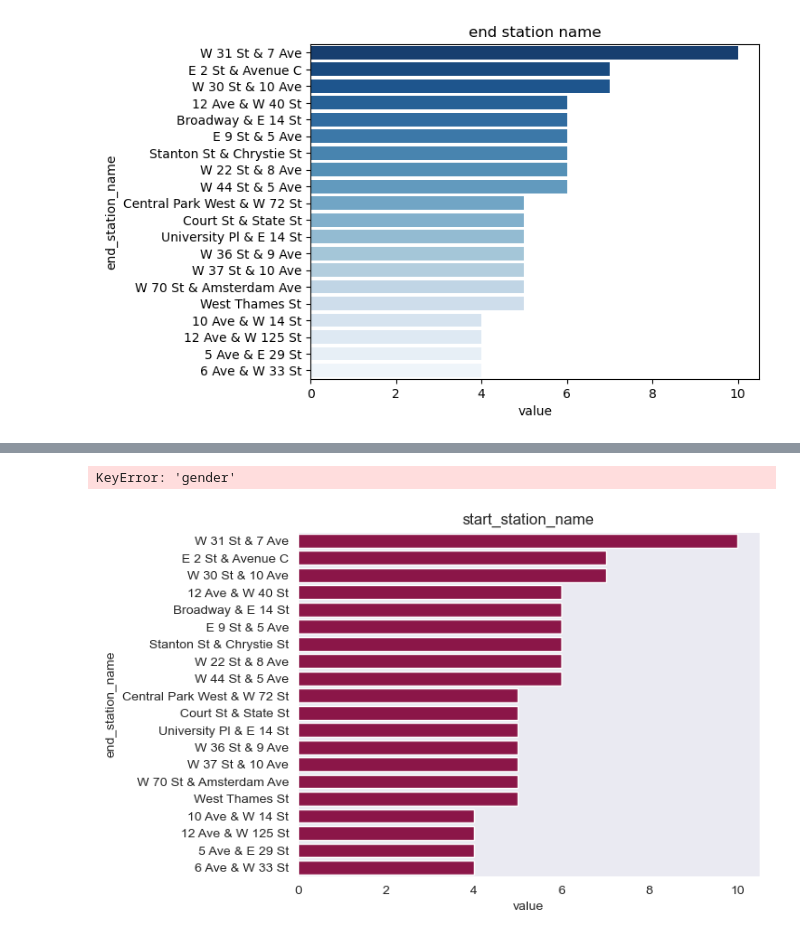
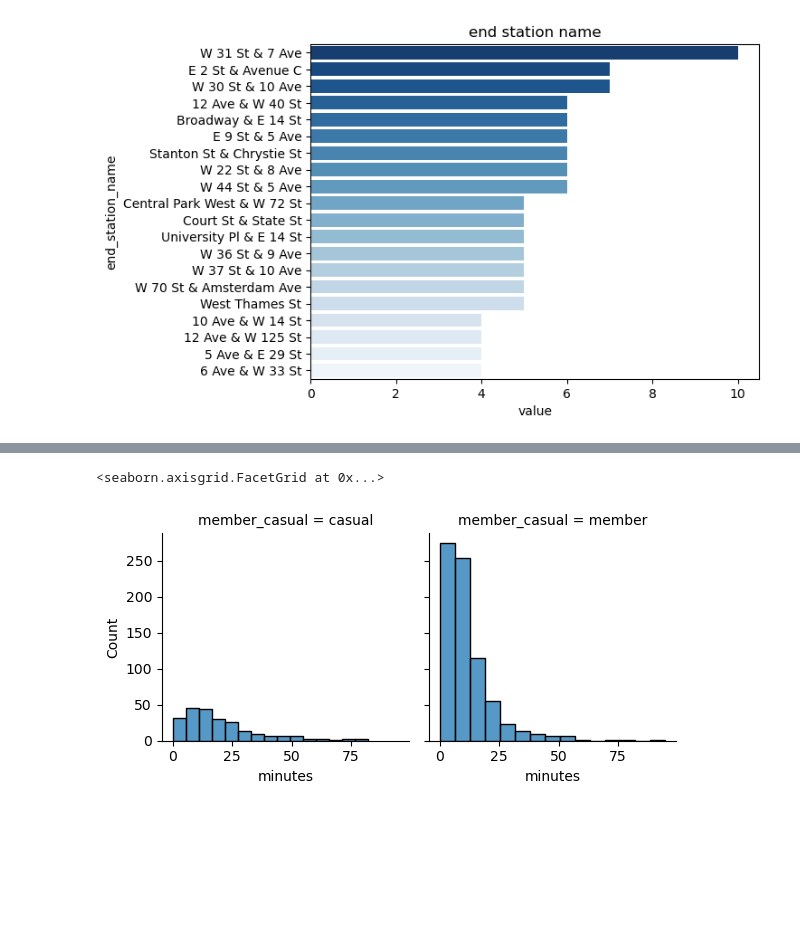
Before and after one commit to MaryP7/city_bikes, a Jupyter notebook: 2.4.ipynb, the cells around one changed output, grey strips where cells are left out. Cells and saved outputs as stored; diff of their text form; code cells hidden in the pictures; blank space fills up the shorter version.

```diff
--- a/2.4.ipynb
+++ b/2.4.ipynb
@@ -142,5 +133,6 @@ ValueError: Could not interpret value `gender` for `x`. An entry with this name
 # %%
-grid = sns.FacetGrid(df, col = "gender")
-grid.map(sns.histplot, "age", bins = 15)
+grid = sns.FacetGrid(plot_df, col = "member_casual")
+grid.map(sns.histplot, "minutes", bins = 15)
 # %% [output]
-KeyError: 'gender'
+<seaborn.axisgrid.FacetGrid at 0x...>
+[figure, added]
@@ -155,7 +138,0 @@ sns.set_palette('PuRd_r')
-# %%
-sns.set_palette('PuRd_r')
-sns.barplot(data = top20, x = 'value', y = 'end_station_name')
-plt.title("start_station_name")
-plt.show()
-# %% [output]
-[figure, removed]
```
Also changed, not shown: parts of 23 cells of this notebook.
